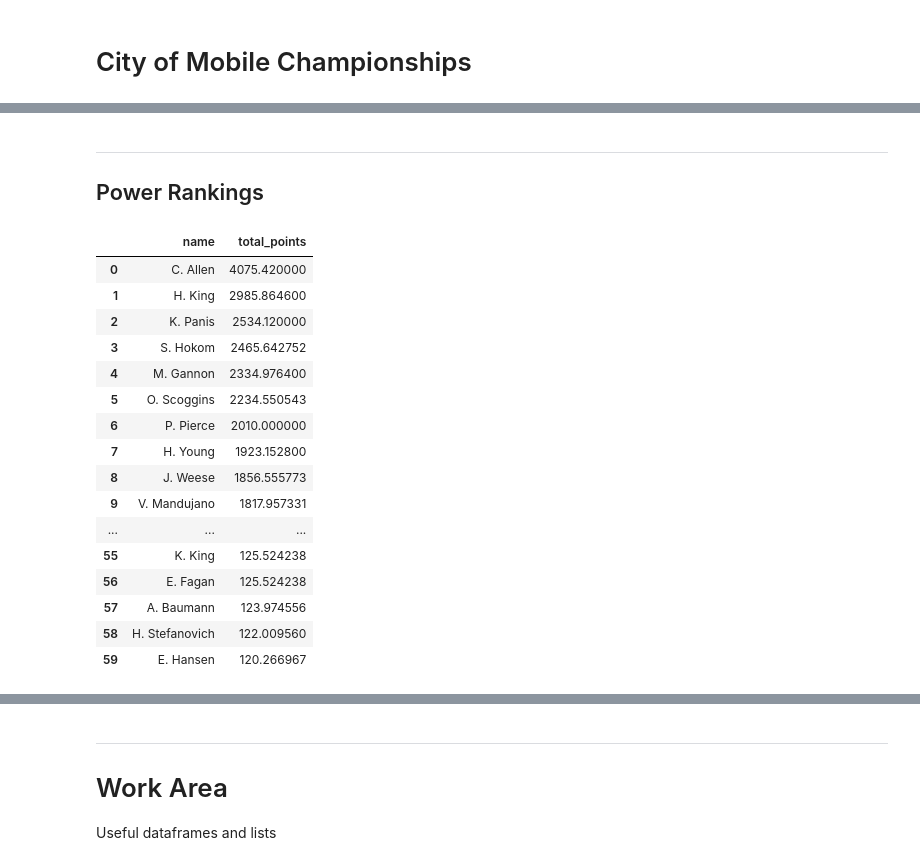
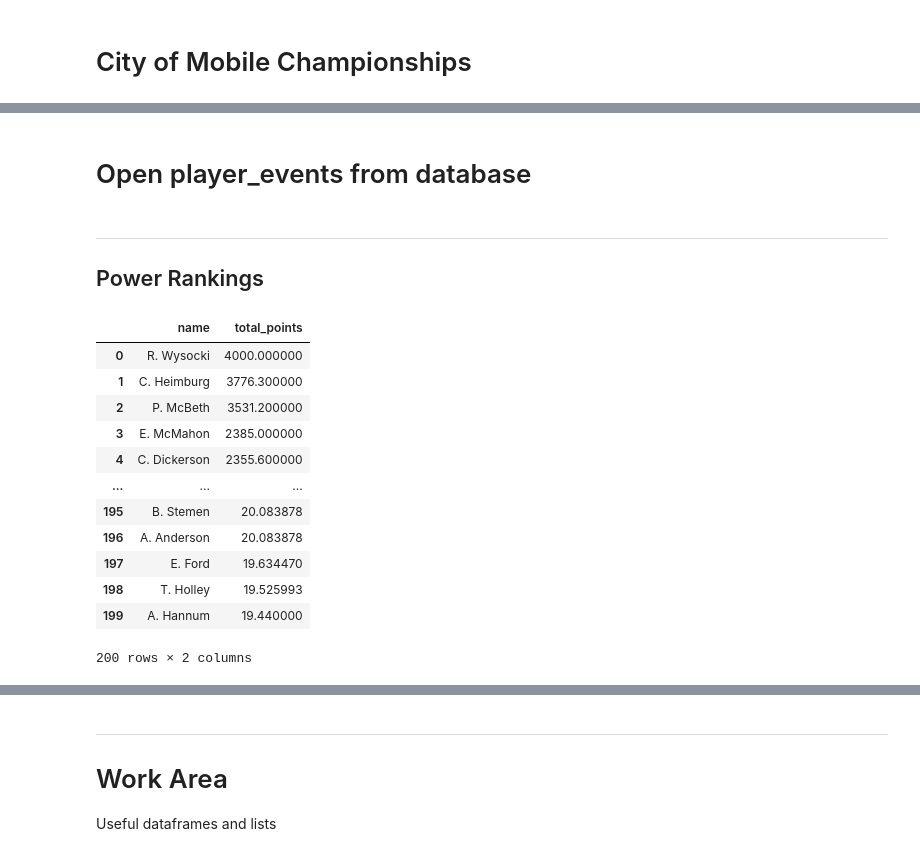
Before and after one commit to jaredcahners/Disc-Golf-Stats, a Jupyter notebook: PDGA Dataset.ipynb, the cells around one changed output, grey strips where cells are left out. Saved outputs shown, nothing was run; the diff lists cells and outputs as text; code cells hidden in the pictures.

```diff
--- a/PDGA Dataset.ipynb
+++ b/PDGA Dataset.ipynb
@@ -6536,0 +7838,2 @@ participants_list_dict = {
+# %% [markdown]
+# Open player_events from database
@@ -6650,23 +7955,19 @@ for ind in power_rankings_df.index:
     power_ranking_list.append(pp)
 power_rankings_df['total_points'] = power_ranking_list
 # %%
-sqlit("SELECT name, total_points FROM power_rankings_df where division = 'FPO' ORDER BY total_points DESC LIMIT 60")
+sqlit("SELECT name, total_points FROM power_rankings_df WHERE division = 'MPO' ORDER BY total_points DESC LIMIT 200")
 # %% [output]
 |  | name | total_points |
-| 0 | C. Allen | 4075.420000 |
-| 1 | H. King | 2985.864600 |
-| 2 | K. Panis | 2534.120000 |
-| 3 | S. Hokom | 2465.642752 |
-| 4 | M. Gannon | 2334.976400 |
-| 5 | O. Scoggins | 2234.550543 |
-| 6 | P. Pierce | 2010.000000 |
-| 7 | H. Young | 1923.152800 |
-| 8 | J. Weese | 1856.555773 |
-| 9 | V. Mandujano | 1817.957331 |
+| 0 | R. Wysocki | 4000.000000 |
+| 1 | C. Heimburg | 3776.300000 |
+| 2 | P. McBeth | 3531.200000 |
+| 3 | E. McMahon | 2385.000000 |
+| 4 | C. Dickerson | 2355.600000 |
 | ... | ... | ... |
-| 55 | K. King | 125.524238 |
-| 56 | E. Fagan | 125.524238 |
-| 57 | A. Baumann | 123.974556 |
-| 58 | H. Stefanovich | 122.009560 |
-| 59 | E. Hansen | 120.266967 |
+| 195 | B. Stemen | 20.083878 |
+| 196 | A. Anderson | 20.083878 |
+| 197 | E. Ford | 19.634470 |
+| 198 | T. Holley | 19.525993 |
+| 199 | A. Hannum | 19.440000 |
+200 rows × 2 columns
 # %%
```
Also changed, not shown: parts of 132 cells of this notebook.
